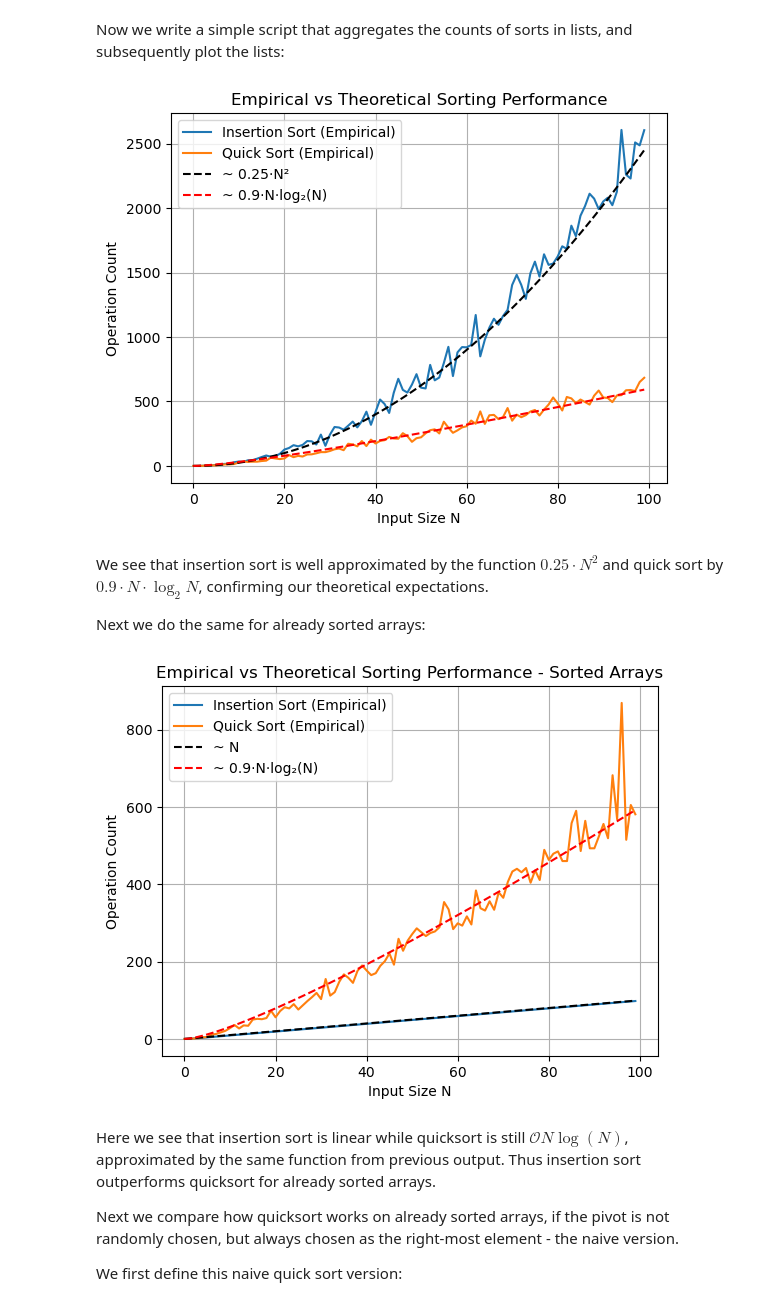
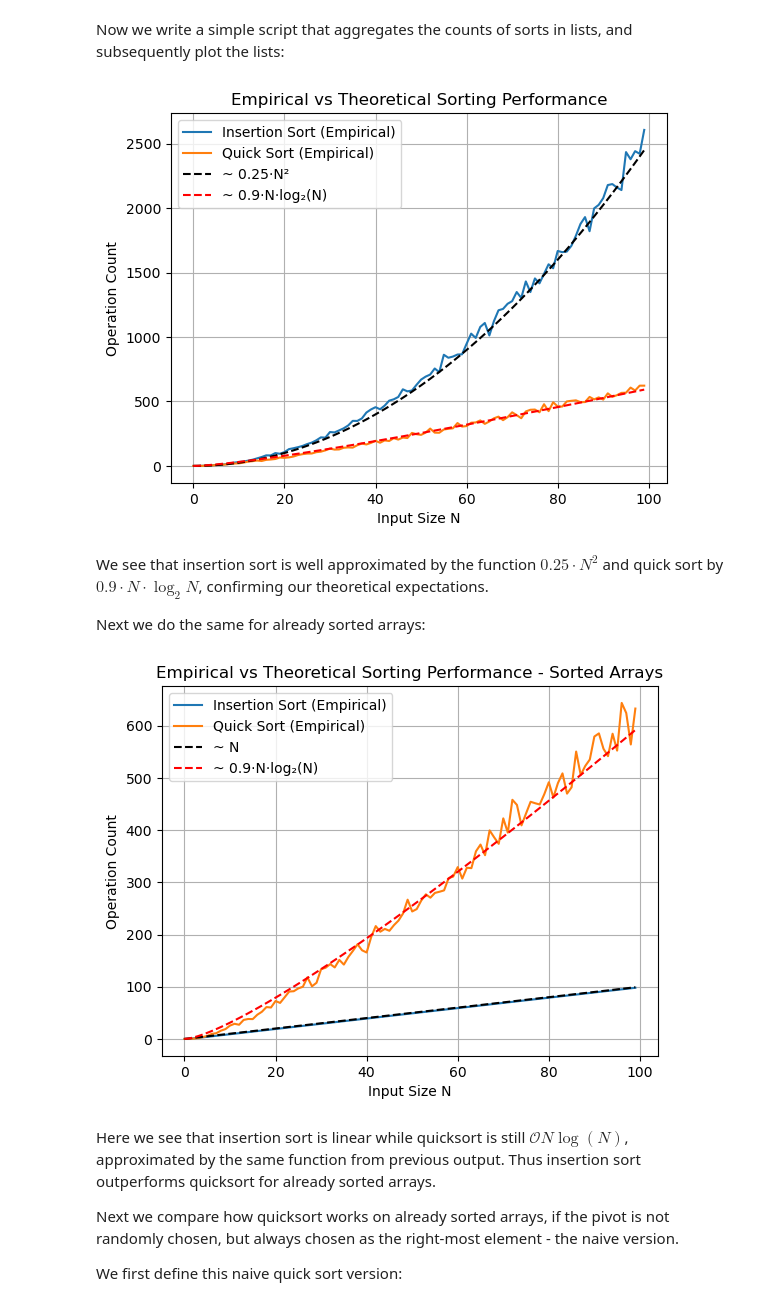
Before and after one commit to igor-dimi/alda-sose25-sol, a Jupyter notebook: sh02/sh02.ipynb, the cells around one changed output. Cells and saved outputs as stored; diff of their text form; code cells hidden in the pictures.

```diff
--- a/sh02/sh02.ipynb
+++ b/sh02/sh02.ipynb
@@ -129,27 +129,24 @@ Now we write a simple script that aggregates the counts of sorts in lists, and s
 import matplotlib.pyplot as plt
 import numpy as np
 
+def create_counts(sorting_function, shuffle = True, MAX = 100):
+    counts_array = []
+    for N in range(MAX):
+        count = 0
+        for i in range(5):
+            a = list(range(N))
+            if shuffle :
+                random.shuffle(a)
+            count += sorting_function(a)
+        count /= 5
+        counts_array.append(count)
+    return counts_array
 
-insertion_counts = []
-for N in range(100):
-    a = list(range(N))
-    random.shuffle(a)
-    insertion_counts.append(insertion_sort(a))
+insertion_counts = create_counts(insertion_sort)
 
+quick_counts = create_counts(quick_sort)
 
-quick_counts = []
-for N in range(100):
-    a = list(range(N))
-    random.shuffle(a)
-    quick_counts.append(quick_sort(a))
-
-insertion_sorted_counts = []
-for N in range(100):
-    a = list(range(N))
-    # random.shuffle(a)
-    insertion_sorted_counts.append(insertion_sort(a))
-
-
+# insertion_sorted_counts = create_counts(insertion_sort, False)
 
 # --- Prepare input sizes ---
 N_values = np.arange(100)
@@ -176,54 +173,42 @@ plt.legend()
 plt.grid(True)
 plt.show()
 # %% [output]
-[figure, old version]
+[figure, new version]
 # %% [markdown]
 We see that insertion sort is well approximated by the function $0.25\cdot N^2$ and quick sort by $0.9\cdot N\cdot\log_2{N}$, confirming our theoretical expectations.
 
 Next we do the same for already sorted arrays:
 # %%
-insertion_counts = []
-for N in range(100):
-    a = list(range(N))
-    # random.shuffle(a)
-    insertion_counts.append(insertion_sort(a))
-
-
-quick_counts = []
-for N in range(100):
-    a = list(range(N))
-    # random.shuffle(a)
-    quick_counts.append(quick_sort(a))
-
-
+insertion_counts = create_counts(insertion_sort, False)
+quick_counts = create_counts(quick_sort, False)
 
 # --- Prepare input sizes ---
 N_values = np.arange(100)
 
 # --- Theoretical curves with estimated constants ---
 d1, e1 = 1, 0  # Insertion Sort: Quadratic
 d2, e2, f2 = 0.9, 0, 0   # Quick Sort: N log N
 
 # insertion_theoretical = d1 * N_values**2 + e1 * N_values + f1
 insertion_theoretical = d1 * N_values + e1
 quick_theoretical = d2 * N_values * np.log2(N_values + 1) + e2 * N_values + f2
 
 # --- Plot everything ---
 plt.plot(insertion_counts, label="Insertion Sort (Empirical)")
 plt.plot(quick_counts, label="Quick Sort (Empirical)")
 # plt.plot(insertion_sorted_counts, label="Insertion Sort (Sorted Input)")
 
 plt.plot(N_values, insertion_theoretical, 'k--', label="~ N")  # Dashed black
 plt.plot(N_values, quick_theoretical, 'r--', label="~ 0.9·N·log₂(N)")  # Dashed red
 
 plt.xlabel("Input Size N")
 plt.ylabel("Operation Count")
 plt.title("Empirical vs Theoretical Sorting Performance - Sorted Arrays")
 plt.legend()
 plt.grid(True)
 plt.show()
 # %% [output]
-[figure, old version]
+[figure, new version]
 # %% [markdown]
 Here we see that insertion sort is linear while quicksort is still $\mathcal{O}N\log(N)$, approximated by the same function from previous output. Thus insertion sort outperforms quicksort for already sorted arrays.
 
```
Also changed, not shown: parts of 1 cell of this notebook.
